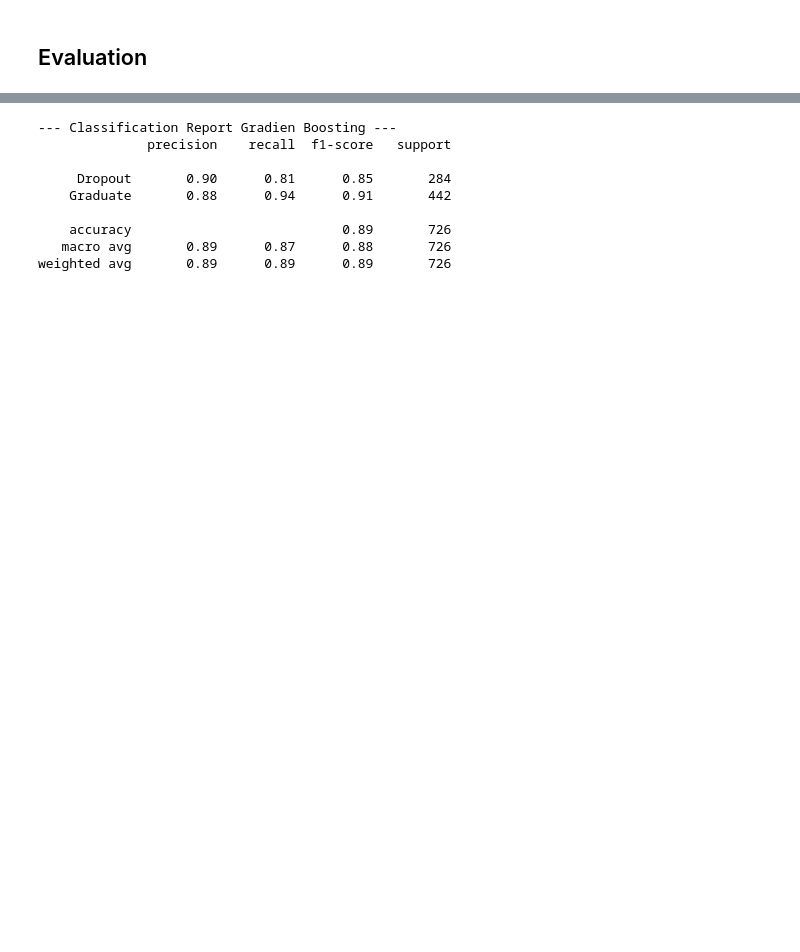
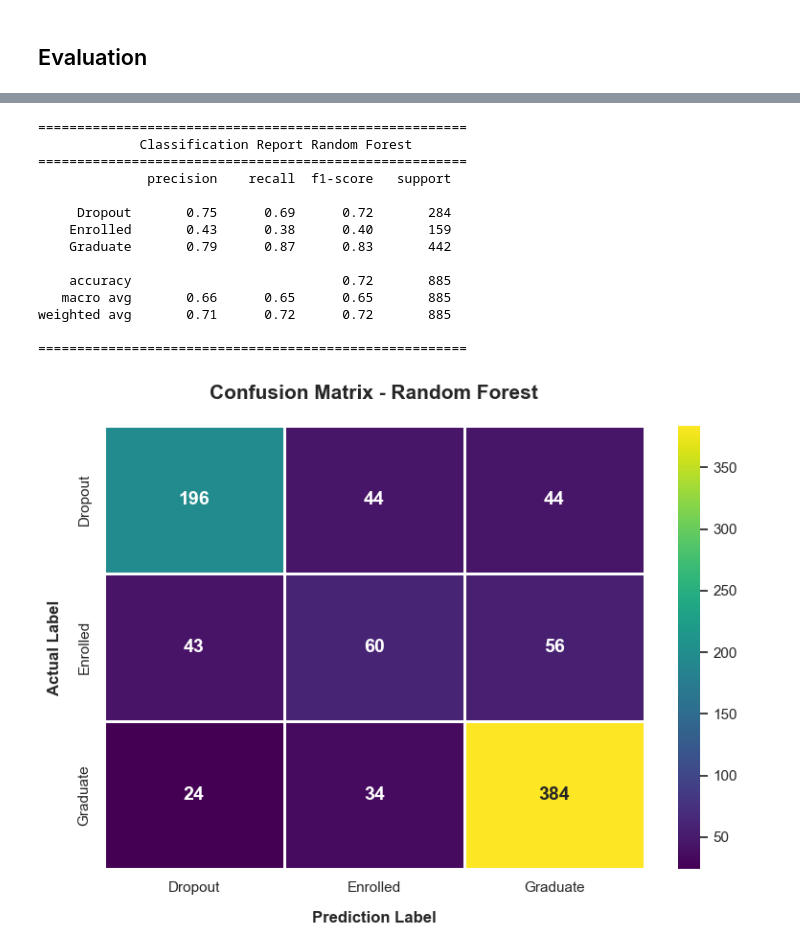
Before and after one commit to seprianto15/students-performance-data-science, a Jupyter notebook: notebook.ipynb, the cells around one changed output, grey strips where cells are left out. Saved outputs shown, nothing was run; the diff lists cells and outputs as text; code cells hidden in the pictures; blank space fills up the shorter version.

```diff
--- a/notebook.ipynb
+++ b/notebook.ipynb
@@ -716,18 +743,43 @@ weighted avg       0.89      0.89      0.89       726
 # %%
 # Menampilkan hasil classification report dari algoritma GradientBoosting
+print("\n" + "="*55)
+print("             Classification Report Random Forest")
+print("="*55)
+print(classification_report(y_test_text, y_test_pred_gboost))
+print("="*55)
 
-print("\n--- Classification Report Gradien Boosting ---")
-print(classification_report(y_test_text, y_test_pred_gboost))
+# --- 2. Menghitung Confusion Matrix - RandomForest ---
+cm = confusion_matrix(y_test_text, y_test_pred_gboost)
+
+# --- 3. Membuat plot menggunakan Seaborn ---
+plt.figure(figsize=(8, 6))
+sns.heatmap(cm, annot=True, fmt='d', cmap='viridis',
+            xticklabels=['Dropout', 'Enrolled', 'Graduate' ],
+            yticklabels=['Dropout', 'Enrolled', 'Graduate'],
+            linewidths=2, linecolor='white',
+            annot_kws={"size": 14, "weight": "bold"})
+
+plt.xlabel('Prediction Label', fontsize=12, fontweight='bold', labelpad=12)
+plt.ylabel('Actual Label', fontsize=12, fontweight='bold', labelpad=12)
+plt.title('Confusion Matrix - Random Forest', fontsize=15, pad=20, fontweight='bold')
+plt.tight_layout()
+plt.show()
 # %% [output]
---- Classification Report Gradien Boosting ---
+=======================================================
+             Classification Report Random Forest
+=======================================================
               precision    recall  f1-score   support
 
-     Dropout       0.90      0.81      0.85       284
-    Graduate       0.88      0.94      0.91       442
+     Dropout       0.75      0.69      0.72       284
+    Enrolled       0.43      0.38      0.40       159
+    Graduate       0.79      0.87      0.83       442
 
-    accuracy                           0.89       726
-   macro avg       0.89      0.87      0.88       726
-weighted avg       0.89      0.89      0.89       726
+    accuracy                           0.72       885
+   macro avg       0.66      0.65      0.65       885
+weighted avg       0.71      0.72      0.72       885
+
+=======================================================
+[figure, added]
 # %%
 # Save best model
 
```
Also changed, not shown: parts of 18 cells of this notebook, 1 other file.
